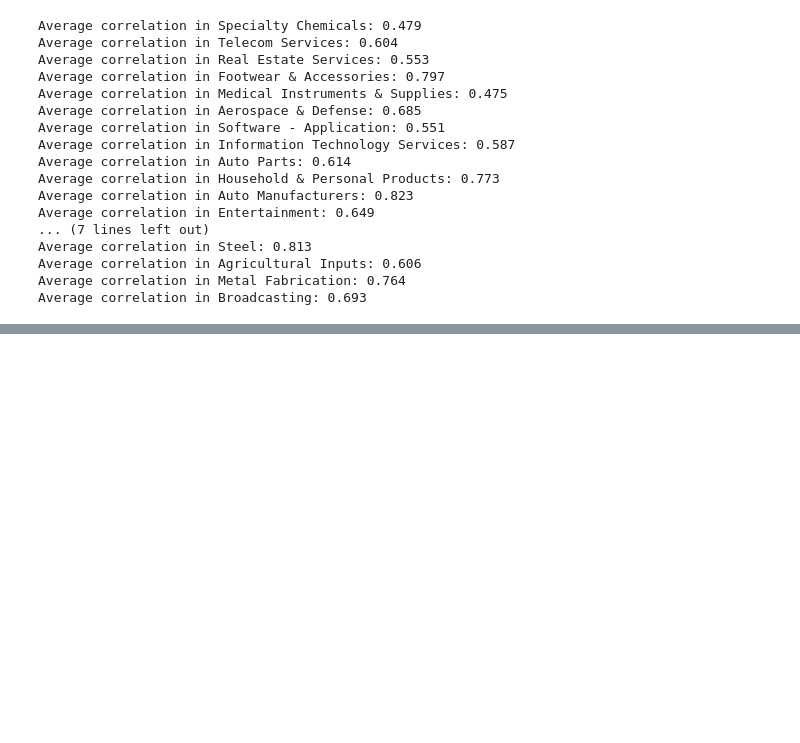
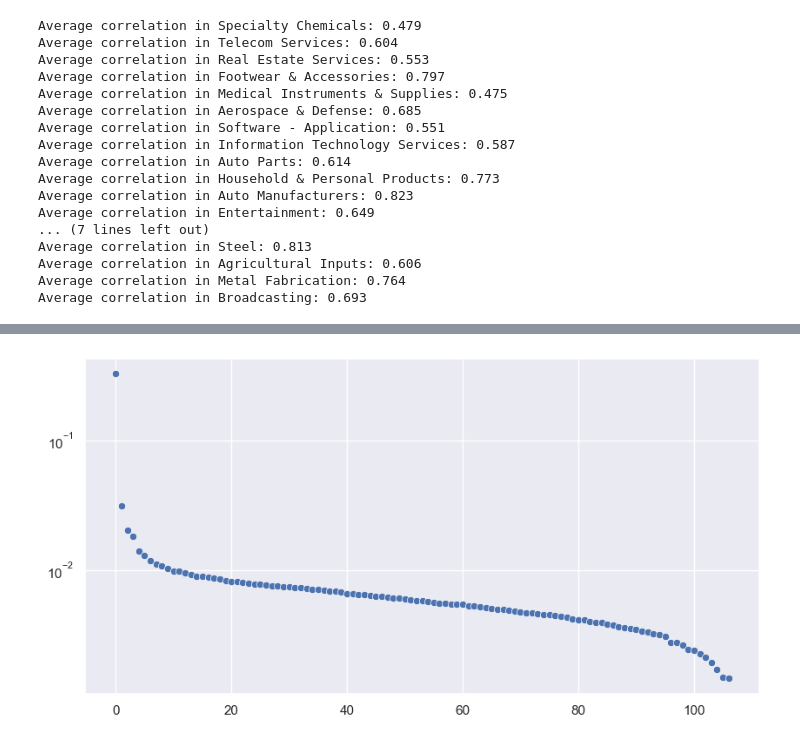
Before and after one commit to rmnskb/pca-project, a Jupyter notebook: german_market_practice.ipynb, the cells around one changed output, grey strips where cells are left out. Cells and saved outputs as stored; diff of their text form; code cells hidden in the pictures; blank space fills up the shorter version.

```diff
--- a/german_market_practice.ipynb
+++ b/german_market_practice.ipynb
@@ -479,9 +457,0 @@ ValueError: The truth value of a DataFrame is ambiguous. Use a.empty, a.bool(),
-# %%
-sns.set(rc={'figure.figsize':(25, 25)})
-sns.heatmap(compute_lagged_crosscorr(data=rts, lag=1), annot=False)
-plt.title(
-    'Lagged Cross-Correlation Matrix of Daily Returns'
-    , fontsize=18
-)
-
-plt.show();
@@ -489,0 +468,7 @@ IndexError: Inconsistent shape between the condition and the input (got (108, 1)
+# %%
+importlib.reload(dh)
+sns.set(rc={'figure.figsize':(10, 5)})
+
+pca_corr = dh.PCA(data=rts)
+
+pca_corr.fit(cov_base=False, n_comp=rts.shape[1] - 1)
@@ -489,0 +489,9 @@ IndexError: Inconsistent shape between the condition and the input (got (108, 1)
+# %%
+sns.scatterplot(
+    data=pca_corr._explained_variance
+)
+
+plt.yscale('log')
+plt.show();
+# %% [output]
+[figure, added]
```
Also changed, not shown: parts of 33 cells of this notebook, 2 other files.
